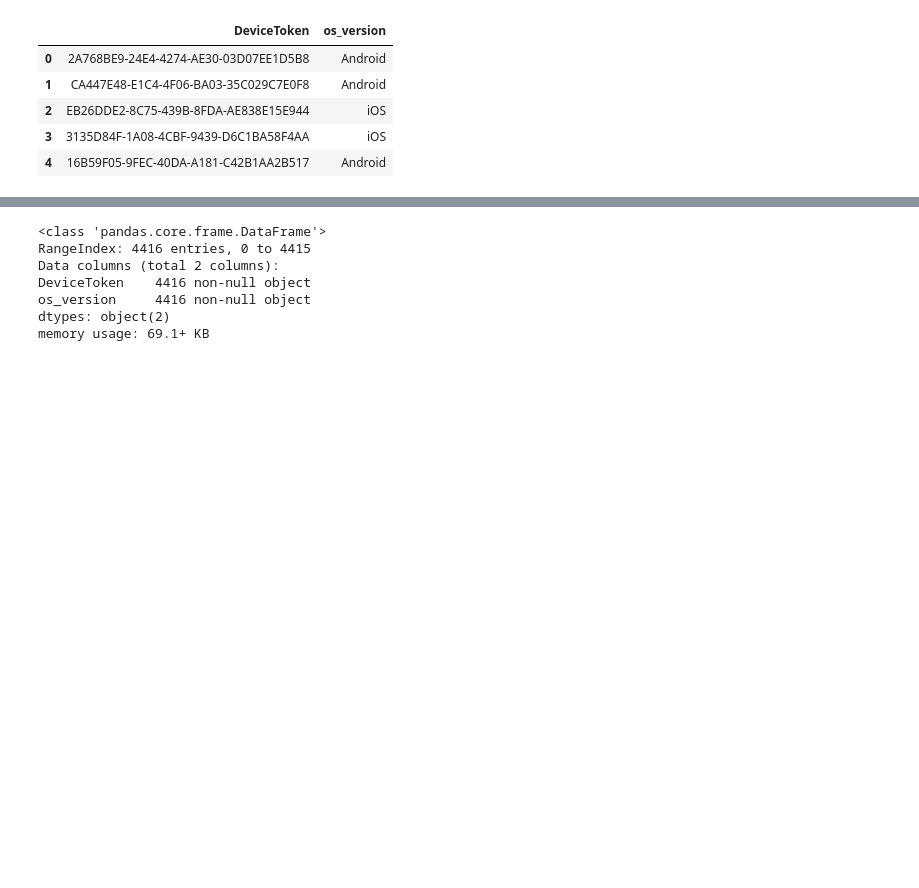
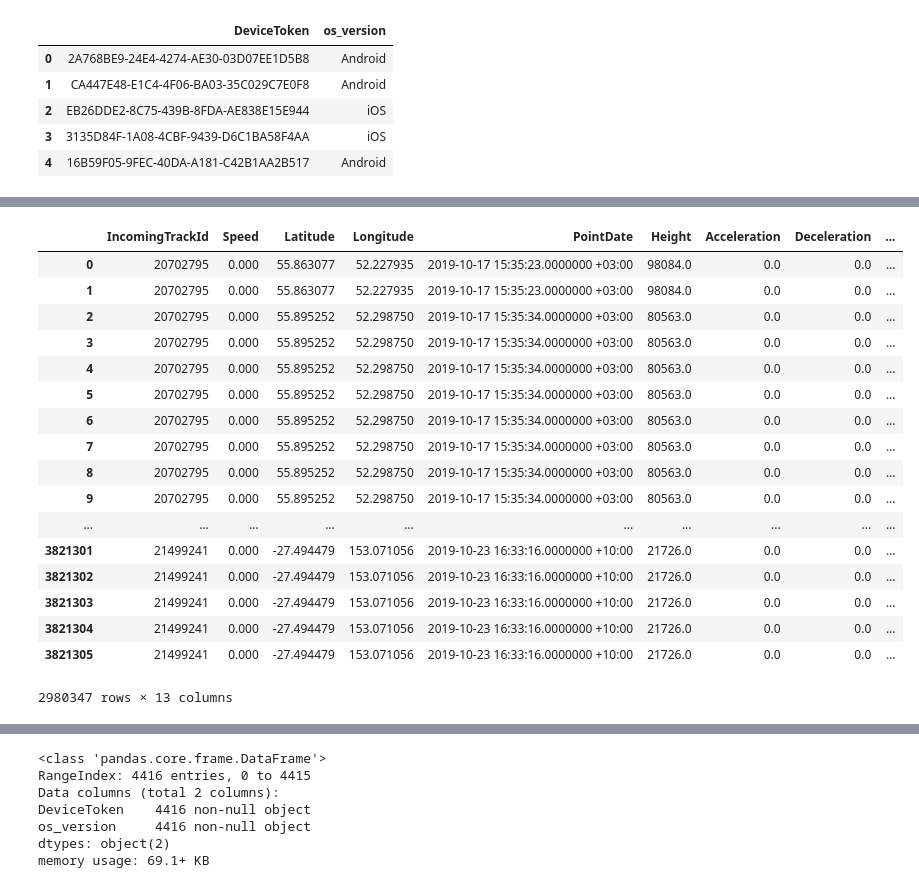
Before and after one commit to Simaregele/GeoDataPrediction, a Jupyter notebook: Test Geo Data.ipynb, the cells around one changed output, grey strips where cells are left out. Saved outputs shown, nothing was run; the diff lists cells and outputs as text; code cells hidden in the pictures; blank space fills up the shorter version.

```diff
--- a/Test Geo Data.ipynb
+++ b/Test Geo Data.ipynb
@@ -124 +96,26 @@ df = df.drop(columns=["Os"])
+# %%
+temp_df = df[['os_version', 'IncomingTrackId']]
+# %%
+inc_points_w_os = pd.merge(inc_points, temp_df, how='inner', on=['IncomingTrackId'])
+# %%
+inc_points_w_os[inc_points_w_os['os_version'] == 'iOS']
+# %% [output]
+|  | IncomingTrackId | Speed | Latitude | Longitude | PointDate | Height | Acceleration | Deceleration | ... |
+| 0 | 20702795 | 0.000 | 55.863077 | 52.227935 | 2019-10-17 15:35:23.0000000 +03:00 | 98084.0 | 0.0 | 0.0 | ... |
+| 1 | 20702795 | 0.000 | 55.863077 | 52.227935 | 2019-10-17 15:35:23.0000000 +03:00 | 98084.0 | 0.0 | 0.0 | ... |
+| 2 | 20702795 | 0.000 | 55.895252 | 52.298750 | 2019-10-17 15:35:34.0000000 +03:00 | 80563.0 | 0.0 | 0.0 | ... |
+| 3 | 20702795 | 0.000 | 55.895252 | 52.298750 | 2019-10-17 15:35:34.0000000 +03:00 | 80563.0 | 0.0 | 0.0 | ... |
+| 4 | 20702795 | 0.000 | 55.895252 | 52.298750 | 2019-10-17 15:35:34.0000000 +03:00 | 80563.0 | 0.0 | 0.0 | ... |
+| 5 | 20702795 | 0.000 | 55.895252 | 52.298750 | 2019-10-17 15:35:34.0000000 +03:00 | 80563.0 | 0.0 | 0.0 | ... |
+| 6 | 20702795 | 0.000 | 55.895252 | 52.298750 | 2019-10-17 15:35:34.0000000 +03:00 | 80563.0 | 0.0 | 0.0 | ... |
+| 7 | 20702795 | 0.000 | 55.895252 | 52.298750 | 2019-10-17 15:35:34.0000000 +03:00 | 80563.0 | 0.0 | 0.0 | ... |
+| 8 | 20702795 | 0.000 | 55.895252 | 52.298750 | 2019-10-17 15:35:34.0000000 +03:00 | 80563.0 | 0.0 | 0.0 | ... |
+| 9 | 20702795 | 0.000 | 55.895252 | 52.298750 | 2019-10-17 15:35:34.0000000 +03:00 | 80563.0 | 0.0 | 0.0 | ... |
+| ... | ... | ... | ... | ... | ... | ... | ... | ... | ... |
+| 3821301 | 21499241 | 0.000 | -27.494479 | 153.071056 | 2019-10-23 16:33:16.0000000 +10:00 | 21726.0 | 0.0 | 0.0 | ... |
+| 3821302 | 21499241 | 0.000 | -27.494479 | 153.071056 | 2019-10-23 16:33:16.0000000 +10:00 | 21726.0 | 0.0 | 0.0 | ... |
+| 3821303 | 21499241 | 0.000 | -27.494479 | 153.071056 | 2019-10-23 16:33:16.0000000 +10:00 | 21726.0 | 0.0 | 0.0 | ... |
+| 3821304 | 21499241 | 0.000 | -27.494479 | 153.071056 | 2019-10-23 16:33:16.0000000 +10:00 | 21726.0 | 0.0 | 0.0 | ... |
+| 3821305 | 21499241 | 0.000 | -27.494479 | 153.071056 | 2019-10-23 16:33:16.0000000 +10:00 | 21726.0 | 0.0 | 0.0 | ... |
+2980347 rows × 13 columns
 # %%
```
Also changed, not shown: parts of 51 cells of this notebook.
